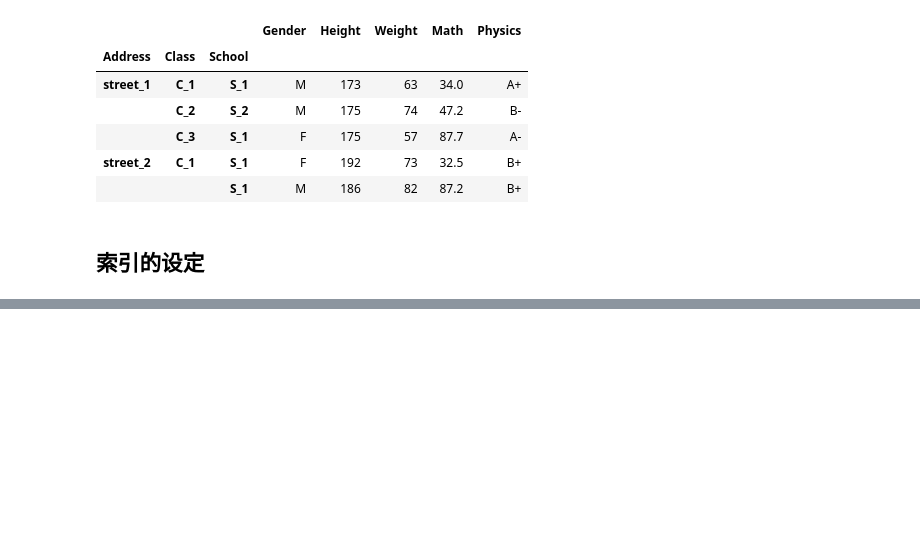
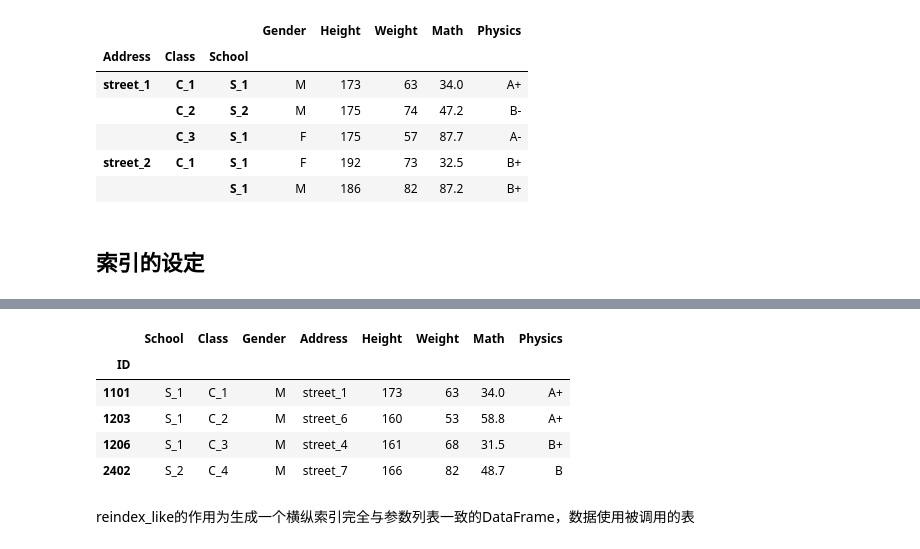
Before and after one commit to macnversion/python3, a Jupyter notebook: python3_books/pandas学习/pandas基础.ipynb, the cells around one changed output, grey strips where cells are left out. Cells and saved outputs as stored; diff of their text form; code cells hidden in the pictures; blank space fills up the shorter version.

```diff
--- a/python3_books/pandas学习/pandas基础.ipynb
+++ b/python3_books/pandas学习/pandas基础.ipynb
@@ -645,0 +717,11 @@ df_muls.reorder_levels(['Address', 'Class', 'School']).sort_index().head()
+# %%
+df.reindex(index=[1101, 1203, 1206, 2402], method='bfill').head()
+# %% [output]
+|  | School | Class | Gender | Address | Height | Weight | Math | Physics |
+| ID |  |  |  |  |  |  |  |  |
+| 1101 | S_1 | C_1 | M | street_1 | 173 | 63 | 34.0 | A+ |
+| 1203 | S_1 | C_2 | M | street_6 | 160 | 53 | 58.8 | A+ |
+| 1206 | S_1 | C_3 | M | street_4 | 161 | 68 | 31.5 | B+ |
+| 2402 | S_2 | C_4 | M | street_7 | 166 | 82 | 48.7 | B |
+# %% [markdown]
+reindex_like的作用为生成一个横纵索引完全与参数列表一致的DataFrame，数据使用被调用的表
```
Also changed, not shown: parts of 11 cells of this notebook.
